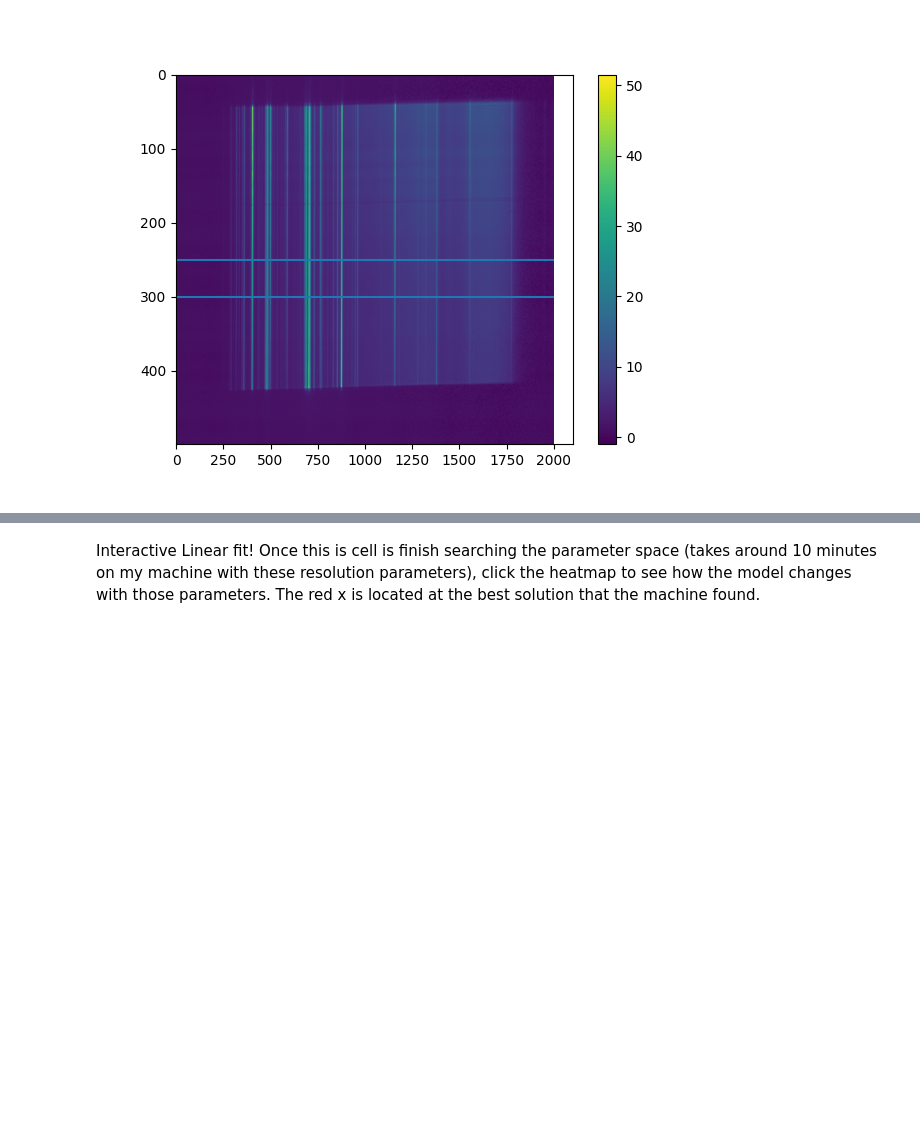
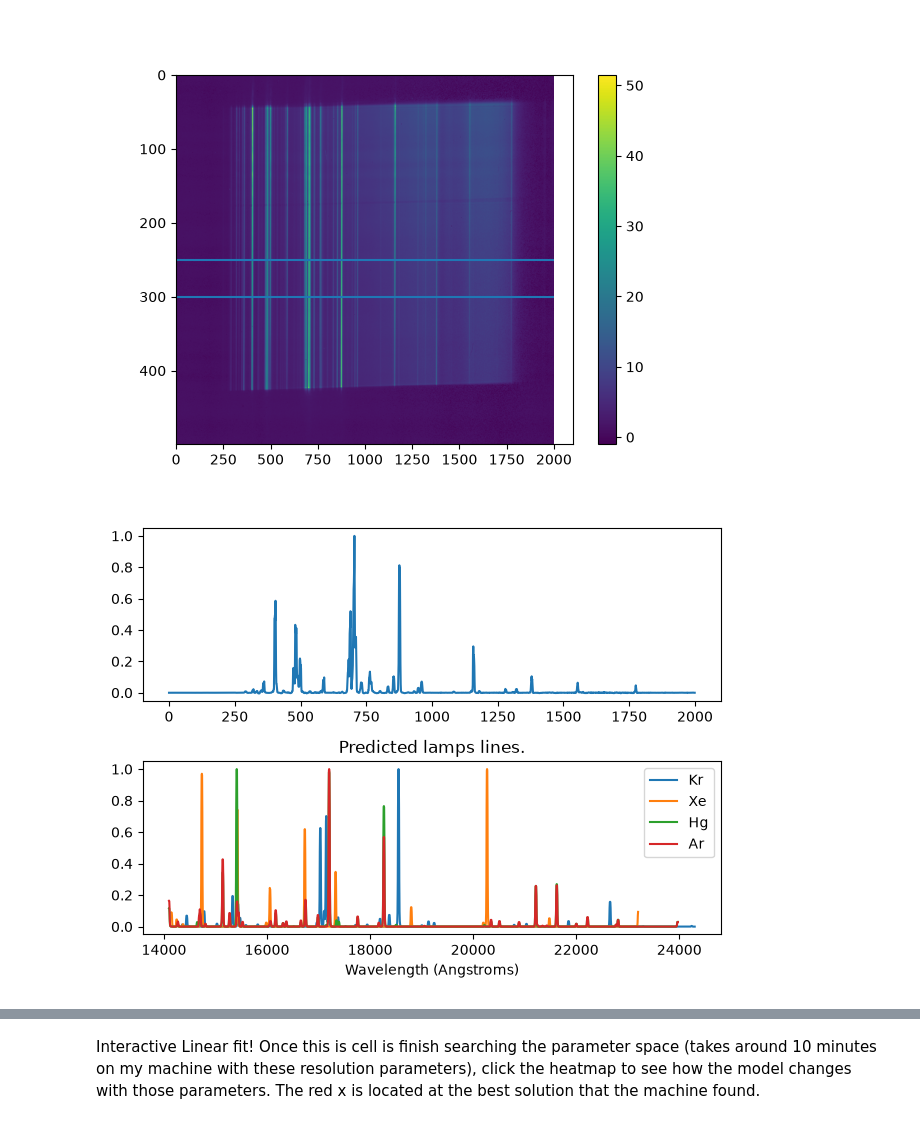
Before and after one commit to MatthewPrem/R-determination, a Jupyter notebook: HK/vph300/FindR.ipynb, the cells around one changed output, grey strips where cells are left out. Drawn from its saved outputs; the diff is of its cells as text; code cells hidden in the pictures; blank space fills up the shorter version.

```diff
--- a/HK/vph300/FindR.ipynb
+++ b/HK/vph300/FindR.ipynb
@@ -41,4 +43,26 @@ contSub = spec - continuum(np.arange(0, len(spec)))
 # %% [output]
 [figure]
+# %%
+fig, ax = plt.subplots(2,1)
+ax[0].plot(contSub/np.max(contSub))
+XeLines = Util.simpleLineListToPypeIt("HK/arc.Xe.HK_identified_lines.curvefit_peaks.csv", ion="XeI", conversionFactorToAngstroms=10000, writePath="Xe_RIMAS_HK_lines.dat")
+ArLines = Util.simpleLineListToPypeIt("HK/arc.Ar.HK_identified_lines.curvefit_peaks.csv", ion="ArI", conversionFactorToAngstroms=10000, writePath="Ar_RIMAS_HK_lines.dat")
+HgLines = Util.simpleLineListToPypeIt("HK/arc.Hg.HK_identified_lines.curvefit_peaks.csv", ion="HgI", conversionFactorToAngstroms=10000, writePath="Hg_RIMAS_HK_lines.dat")
+KrLines = Util.simpleLineListToPypeIt("HK/arc.Kr.HK_identified_lines.curvefit_peaks.csv", ion="KrI", conversionFactorToAngstroms=10000, writePath="Kr_RIMAS_HK_lines.dat")
+XeModel = Spec1D.calcModel(XeLines, 2000, XeLines[0][0], 2000/(XeLines[-1][0]-XeLines[0][0]))
+ArModel = Spec1D.calcModel(ArLines, 2000, ArLines[0][0], 2000/(XeLines[-1][0]-XeLines[0][0]))
+HgModel = Spec1D.calcModel(HgLines, 2000, HgLines[0][0], 2000/(XeLines[-1][0]-XeLines[0][0]))
+KrModel = Spec1D.calcModel(KrLines, 2000, KrLines[0][0], 2000/(XeLines[-1][0]-XeLines[0][0]))
+model = KrModel
+ax[1].plot(np.linspace(KrLines[0][0], KrLines[-1][0], 2000), model/np.max(model), label="Kr")
+ax[1].plot(np.linspace(XeLines[0][0], XeLines[-1][0], 2000), XeModel/np.max(XeModel), label="Xe")
+ax[1].plot(np.linspace(HgLines[0][0], HgLines[-1][0], 2000), HgModel/np.max(HgModel), label="Hg")
+ax[1].plot(np.linspace(ArLines[0][0], ArLines[-1][0], 2000), ArModel/np.max(ArModel), label="Ar")
+ax[1].legend()
+ax[1].set_xlabel("Wavelength (Angstroms)")
+ax[1].set_title("Predicted lamps lines.")
+fig.tight_layout()
+# %% [output]
+[figure, added]
 # %%
 fig, ax = plt.subplots()
```
Also changed, not shown: parts of 5 cells of this notebook, 4 other files.
